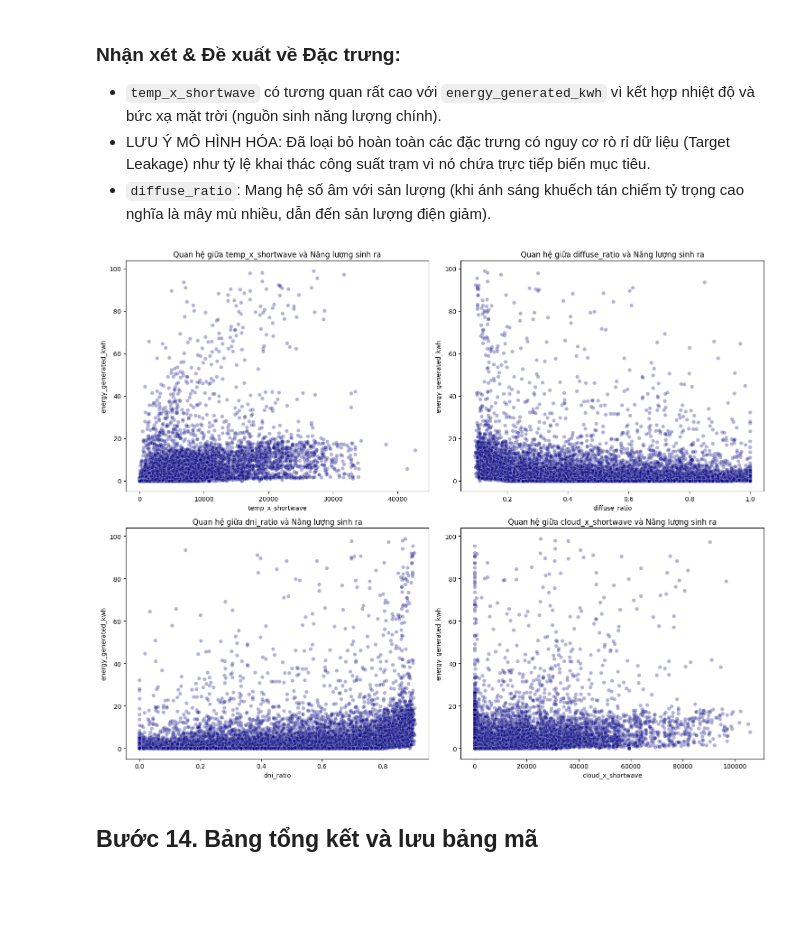
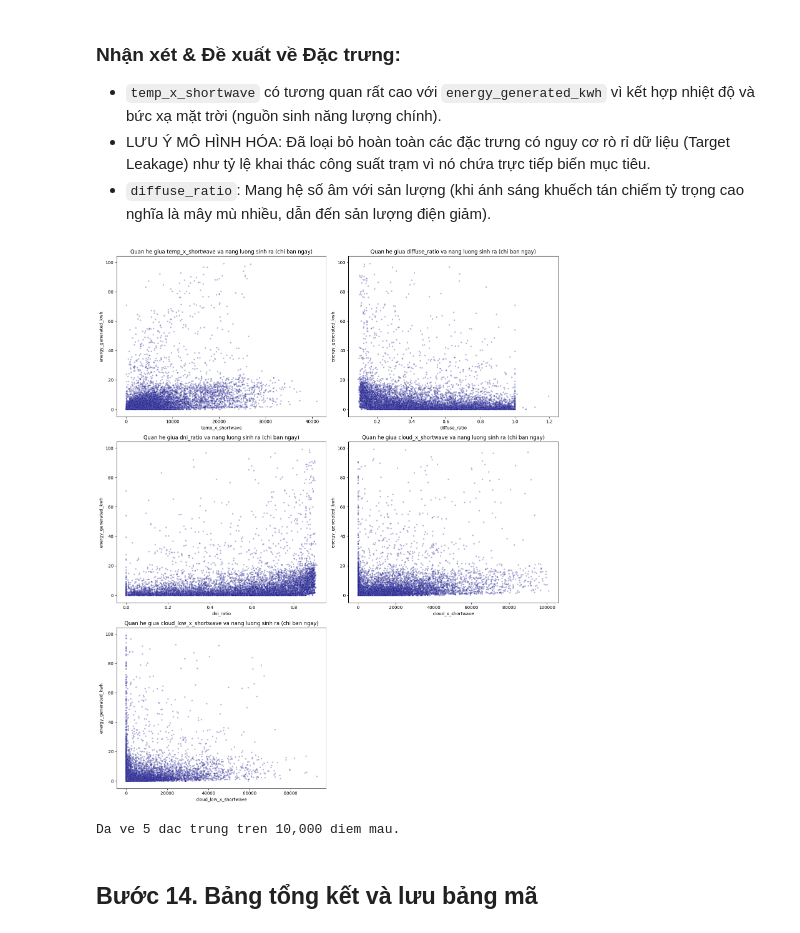
Before and after one commit to nguyenvunhut/solar-engergy, a Jupyter notebook: notebooks/refactor/03_3_features_aggregate.ipynb, the cells around one changed output. Drawn from its saved outputs; the diff is of its cells as text; code cells hidden in the pictures; blank space fills up the shorter version.

```diff
--- a/notebooks/refactor/03_3_features_aggregate.ipynb
+++ b/notebooks/refactor/03_3_features_aggregate.ipynb
@@ -465,20 +526,21 @@ Kiểm tra xem các features này tương quan tuyến tính (Pearson) và phi t
 # %%
-corr_cols = ['energy_generated_kwh'] + new_features
-df_corr = df_fe[corr_cols].dropna()
-
-pearson_corr = df_corr.corr(method='pearson')
-spearman_corr = df_corr.corr(method='spearman')
 
 fig, axes = plt.subplots(1, 2, figsize=(18, 7))
-
-# Pearson
 sns.heatmap(pearson_corr, annot=True, cmap='RdBu_r', vmin=-1, vmax=1, fmt=".2f", ax=axes[0])
-axes[0].set_title('Tương quan Pearson (Tuyến tính)')
-
-# Spearman
+axes[0].set_title(f'Tuong quan Pearson (tuyen tinh) - {_ghi_chu}')
 sns.heatmap(spearman_corr, annot=True, cmap='RdBu_r', vmin=-1, vmax=1, fmt=".2f", ax=axes[1])
-axes[1].set_title('Tương quan Spearman (Hạng - Phi tuyến)')
-
+axes[1].set_title(f'Tuong quan Spearman (hang) - {_ghi_chu}')
 plt.tight_layout()
 plt.show()
+
+# So sanh voi tuong quan tinh tren CA ban dem, de thay muc do bi keo lech
+_ca = df_fe[corr_cols].dropna()
+_bang_ss = pd.DataFrame({
+    'ban_ngay': pearson_corr['energy_generated_kwh'].round(4),
+    'ca_ban_dem': _ca.corr(method='pearson')['energy_generated_kwh'].round(4),
+})
+_bang_ss['chenh_lech'] = (_bang_ss['ca_ban_dem'] - _bang_ss['ban_ngay']).round(4)
+print("--- TUONG QUAN VOI TARGET: BAN NGAY so voi CA BAN DEM ---")
+print("Cot chenh_lech cang lon thi cang chung minh phai loc ban ngay khi doc tuong quan.")
+display(_bang_ss)
 # %% [output]
@@ -489,21 +560,30 @@ plt.show()
 - LƯU Ý MÔ HÌNH HÓA: Đã loại bỏ hoàn toàn các đặc trưng có nguy cơ rò rỉ dữ liệu (Target Leakage) như tỷ lệ khai thác công suất trạm vì nó chứa trực tiếp biến mục tiêu.
 - `diffuse_ratio`: Mang hệ số âm với sản lượng (khi ánh sáng khuếch tán chiếm tỷ trọng cao nghĩa là mây mù nhiều, dẫn đến sản lượng điện giảm).
 # %%
-# 13.2. Scatter Plot Phi tuyến giữa Feature và Target (Lấy sample 10,000 điểm để tăng tốc vẽ)
+# 13.2. Scatter phi tuyen giua feature va target, lay sample de ve nhanh
+# Danh sach dac trung lay tu new_features chu khong hardcode, tranh KeyError khi doi bo dac trung.
 sample_df = df_corr.sample(min(10000, len(df_corr)), random_state=42)
+features_to_plot = [c for c in new_features if c in sample_df.columns]
 
-fig, axes = plt.subplots(2, 2, figsize=(15, 12))
-axes = axes.flatten()
-features_to_plot = ['temp_x_shortwave', 'diffuse_ratio', 'dni_ratio', 'cloud_x_shortwave']
+_n = len(features_to_plot)
+_hang = int(np.ceil(_n / 2))
+fig, axes = plt.subplots(_hang, 2, figsize=(15, 6 * _hang))
+axes = np.atleast_1d(axes).flatten()
 
 for i, col in enumerate(features_to_plot):
-    sns.scatterplot(data=sample_df, x=col, y='energy_generated_kwh', alpha=0.3, ax=axes[i], color='navy')
-    axes[i].set_title(f'Quan hệ giữa {col} và Năng lượng sinh ra')
+    sns.scatterplot(data=sample_df, x=col, y='energy_generated_kwh',
+                    alpha=0.3, ax=axes[i], color='navy', s=12)
+    axes[i].set_title(f'Quan he giua {col} va nang luong sinh ra ({_ghi_chu})')
+
+for j in range(_n, len(axes)):
+    axes[j].axis('off')
 
 plt.tight_layout()
 plt.show()
+print(f"Da ve {_n} dac trung tren {len(sample_df):,} diem mau.")
 # %% [output]
-[figure, old version]
+[figure, new version]
+Da ve 5 dac trung tren 10,000 diem mau.
 # %% [markdown]
 ## Bước 14. Bảng tổng kết và lưu bảng mã
 # %%
```
Also changed, not shown: parts of 12 cells of this notebook, 24 other files.
